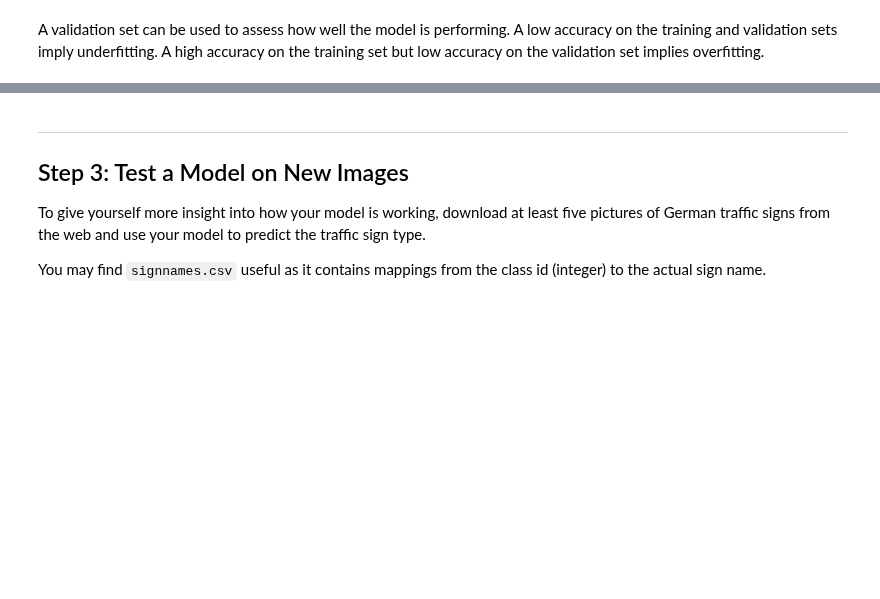
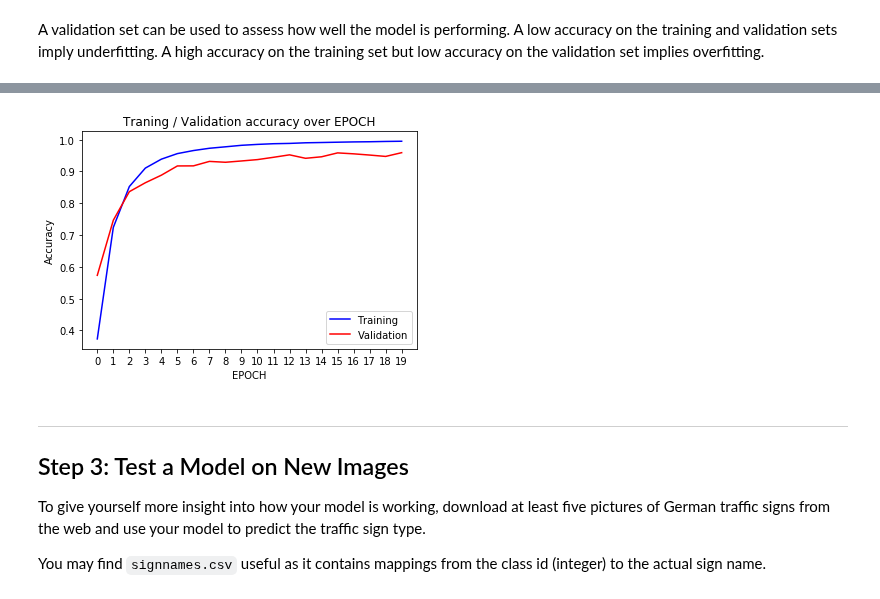
Before and after one commit to sandyleo26/CarND-Traffic-Sign-Classifier-Project, a Jupyter notebook: Traffic_Sign_Classifier.ipynb, the cells around one changed output, grey strips where cells are left out. Saved outputs shown, nothing was run; the diff lists cells and outputs as text; code cells hidden in the pictures; blank space fills up the shorter version.

Commit message:
fix test normalization bug, add tensorboard graph etc

```diff
--- a/Traffic_Sign_Classifier.ipynb
+++ b/Traffic_Sign_Classifier.ipynb
@@ -262,7 +271,9 @@ train_operation = optimizer.minimize(loss_operation)
 # %%
 # model evaluation
-correct_prediction = tf.equal(tf.argmax(logits, 1), tf.argmax(one_hot_y, 1))
-accuracy_operation = tf.reduce_mean(tf.cast(correct_prediction, tf.float32))
+with tf.name_scope('accuracy_operation'):
+    correct_prediction = tf.equal(tf.argmax(logits, 1), tf.argmax(one_hot_y, 1))
+    accuracy_operation = tf.reduce_mean(tf.cast(correct_prediction, tf.float32))
+
 saver = tf.train.Saver()
 smallsaver = tf.train.Saver([conv1_W, conv1_b])
 # %%
@@ -284,36 +295,36 @@ sets imply underfitting. A high accuracy on the training set but low accuracy on
 # %%
 ### Train your model here.
 ### Calculate and report the accuracy on the training and validation set.
-### Once a final model architecture is selected,
-### the accuracy on the test set should be calculated and reported as well.
-### Feel free to use as many code cells as needed.
+accuracy_history = []
 with tf.Session() as sess:
+    train_writer = tf.summary.FileWriter('./trainlog', sess.graph)
     sess.run(tf.global_variables_initializer())
     num_examples = len(X_train)
     print("Training...")
     print()
     for i in range(EPOCHS):
+        t0 = time.time()
         X_shuffle, y_shuffle = shuffle(X_train_norm, y_train)
         total_train_accuracy = 0
         for offset in range(0, num_examples, BATCH_SIZE):
             end = offset+BATCH_SIZE
             batch_x, batch_y = X_shuffle[offset:end], y_shuffle[offset:end]
-            sess.run(train_operation, feed_dict={x: batch_x, y: batch_y, keep_prob: 0.5})
-            train_accuracy = sess.run(accuracy_operation, feed_dict={x: batch_x, y: batch_y, keep_prob: 1.0})
-            total_train_accuracy += train_accuracy * len(batch_x)
+            sess.run(train_operation, feed_dict={x: batch_x, y: batch_y, keep_prob: 0.25})
+            batch_accuracy = sess.run(accuracy_operation, feed_dict={x: batch_x, y: batch_y, keep_prob: 1.0})
+            total_train_accuracy += batch_accuracy * len(batch_x)
 
         validation_accuracy = evaluate(X_valid_norm, y_valid)
-        if (i+1) % 5 != 0:
-            continue
-        print('EPOCH {} ...'.format(i+1))
-        print('Training Accuracy = {:.3f}'.format(total_train_accuracy / num_examples))
-        print('Validation Acurracy = {:.3f}'.format(validation_accuracy))
-        print()
+        train_accuracy = total_train_accuracy/num_examples
+        accuracy_history.append((train_accuracy, validation_accuracy))
 
-    test_accuracy = evaluate(X_test, y_test)
+        print('EPOCH {}, time used: {:.2f} min, Train acc: {:.3f}, Valid acc: {:.3f}'.format(
+            i+1, (time.time() - t0)/60, train_accuracy, validation_accuracy))
+
+    test_accuracy = evaluate(X_test_norm, y_test)
     print('Test Accuracy = {:.3f}'.format(test_accuracy))
     saver.save(sess, './lenet')
     smallsaver.save(sess, './small')
+    train_writer.close()
     print('Model saved')
 # %% [output]
 Training...
@@ -338,4 +346,17 @@ Test Accuracy = 0.848
 Model saved
+# %%
+# plot training and validation accuracy trend over EPOCHs
+hist = np.transpose(np.array(accuracy_history))
+plt.plot(hist[0], 'b')
+plt.plot(hist[1], 'r')
+plt.title('Traning / Validation accuracy over EPOCH')
+plt.legend(['Training', 'Validation'])
+plt.ylabel('Accuracy')
+plt.xlabel('EPOCH')
+plt.xticks(list(range(0, len(hist[0]))))
+plt.show()
+# %% [output]
+[figure, added]
 # %% [markdown]
 ---
 
```
Also changed, not shown: parts of 18 cells of this notebook, 1 other file.
